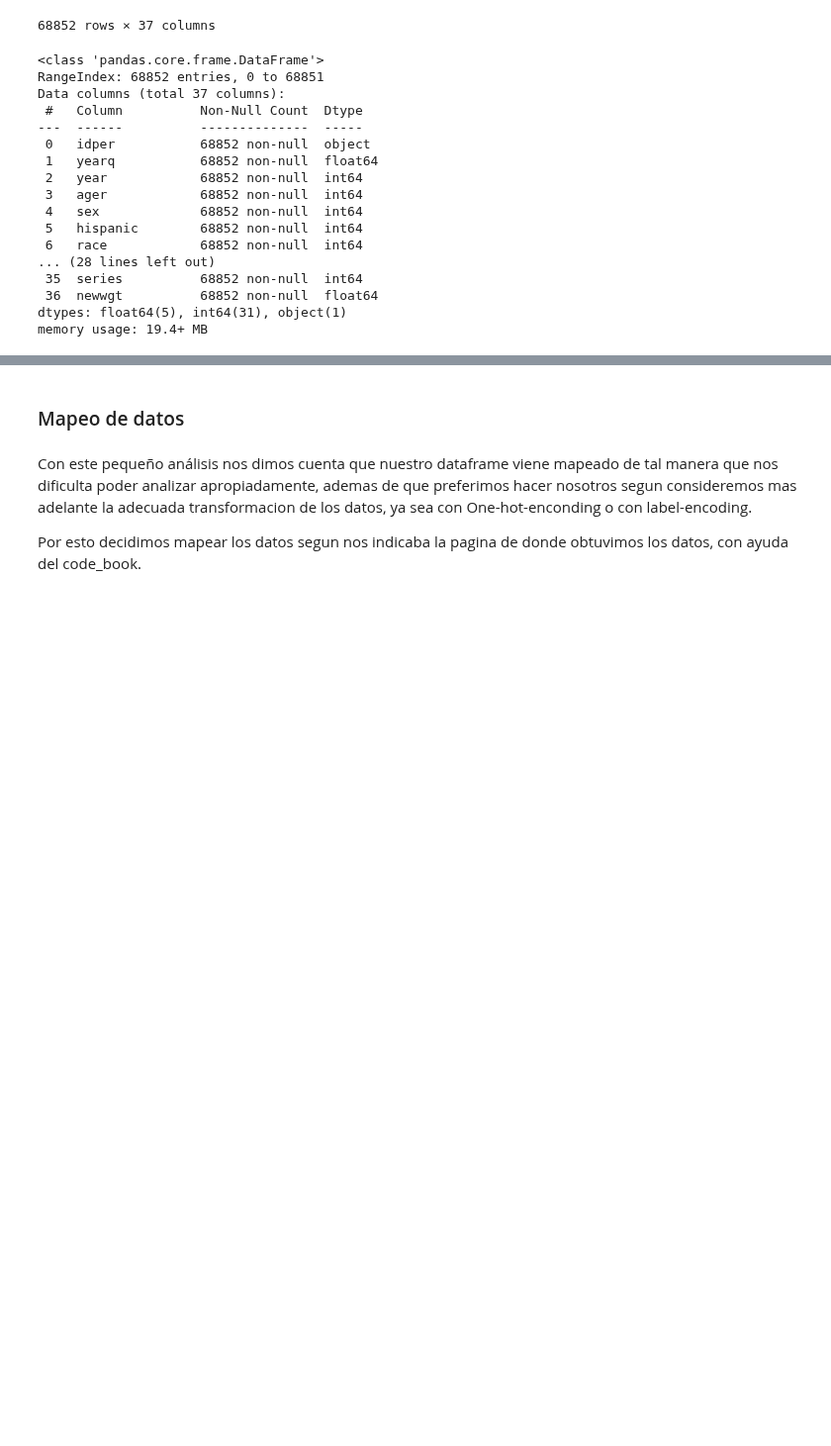
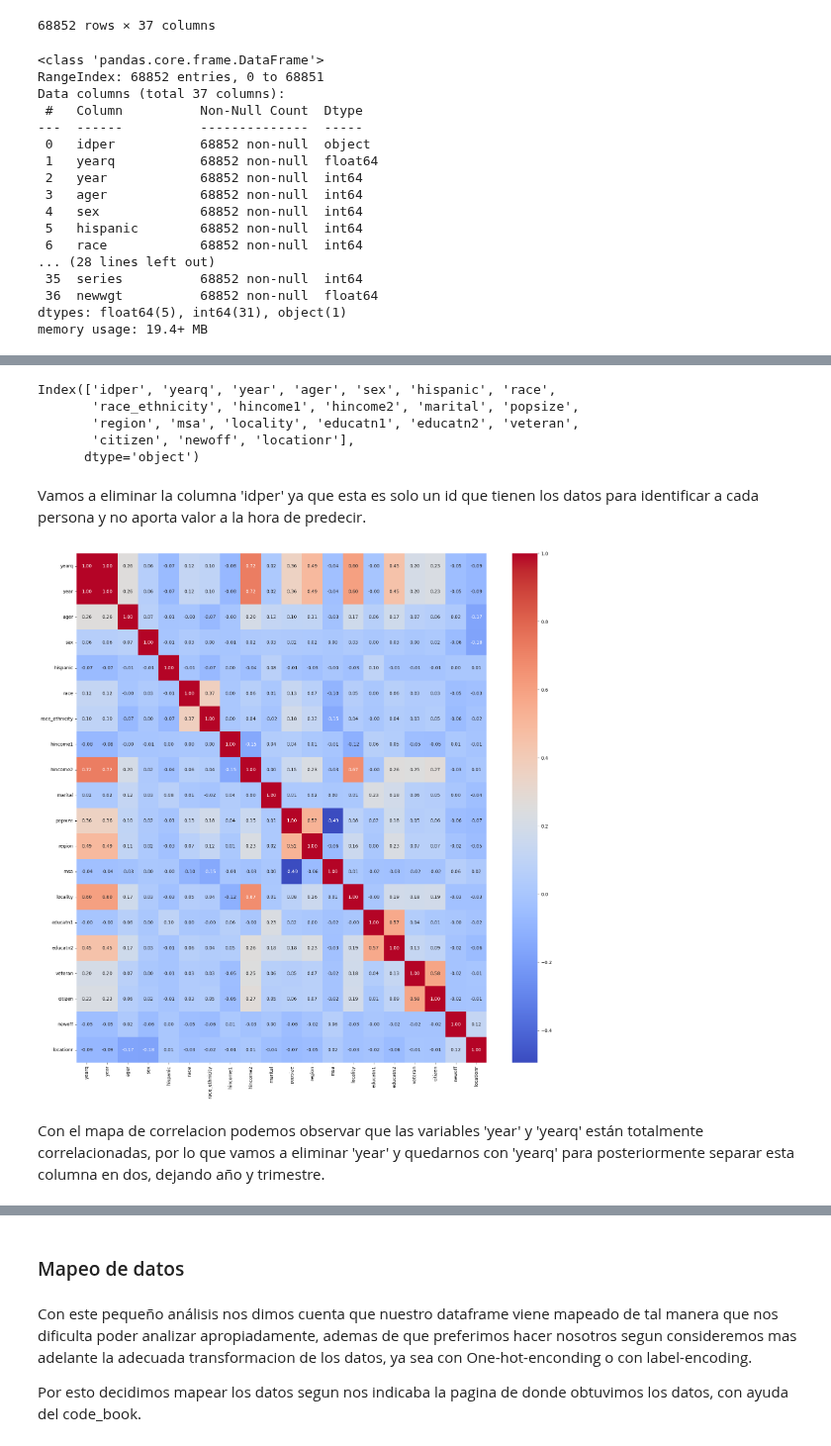
Before and after one commit to MeylinM/Criminal-Model, a Jupyter notebook: src/EDA/analisis_exploratorio.ipynb, the cells around one changed output, grey strips where cells are left out. Shown at 99% size. Saved outputs shown, nothing was run; the diff lists cells and outputs as text; code cells hidden in the pictures; blank space fills up the shorter version.

Commit message:
Refactor preprocessing notebook: update variable names, adjust execution counts, and add encoding section for categorical variables

```diff
--- a/src/EDA/analisis_exploratorio.ipynb
+++ b/src/EDA/analisis_exploratorio.ipynb
@@ -47,0 +152,12 @@ memory usage: 19.4+ MB
+# %%
+personal_Victimization_Original = personal_Victimization_Original.drop(columns=['newcrime','seriousviolent','notify','vicservices','direl','weapon','weapcat','injury','serious','treatment','offenderage','offendersex','offtracenew','series','wgtviccy','newwgt'])
+# %%
+personal_Victimization_Original.columns
+# %% [output]
+Index(['idper', 'yearq', 'year', 'ager', 'sex', 'hispanic', 'race',
+       'race_ethnicity', 'hincome1', 'hincome2', 'marital', 'popsize',
+       'region', 'msa', 'locality', 'educatn1', 'educatn2', 'veteran',
+       'citizen', 'newoff', 'locationr'],
+      dtype='object')
+# %% [markdown]
+Vamos a eliminar la columna 'idper' ya que esta es solo un id que tienen los datos para identificar a cada persona y no aporta valor a la hora de predecir.
@@ -47,0 +166,11 @@ memory usage: 19.4+ MB
+# %%
+#Mapa de correlacion entre las variables.
+
+personal_Victimization_Original.corr()
+plt.figure(figsize=(20,20))
+sns.heatmap(personal_Victimization_Original.corr(), annot=True, fmt=".2f",cmap='coolwarm')
+plt.show()
+# %% [output]
+[figure, added]
+# %% [markdown]
+Con el mapa de correlacion podemos observar que las variables 'year' y 'yearq' están totalmente correlacionadas, por lo que vamos a eliminar 'year' y quedarnos con 'yearq' para posteriormente separar esta columna en dos, dejando año y trimestre.
```
Also changed, not shown: parts of 27 cells of this notebook, 1 other file.
